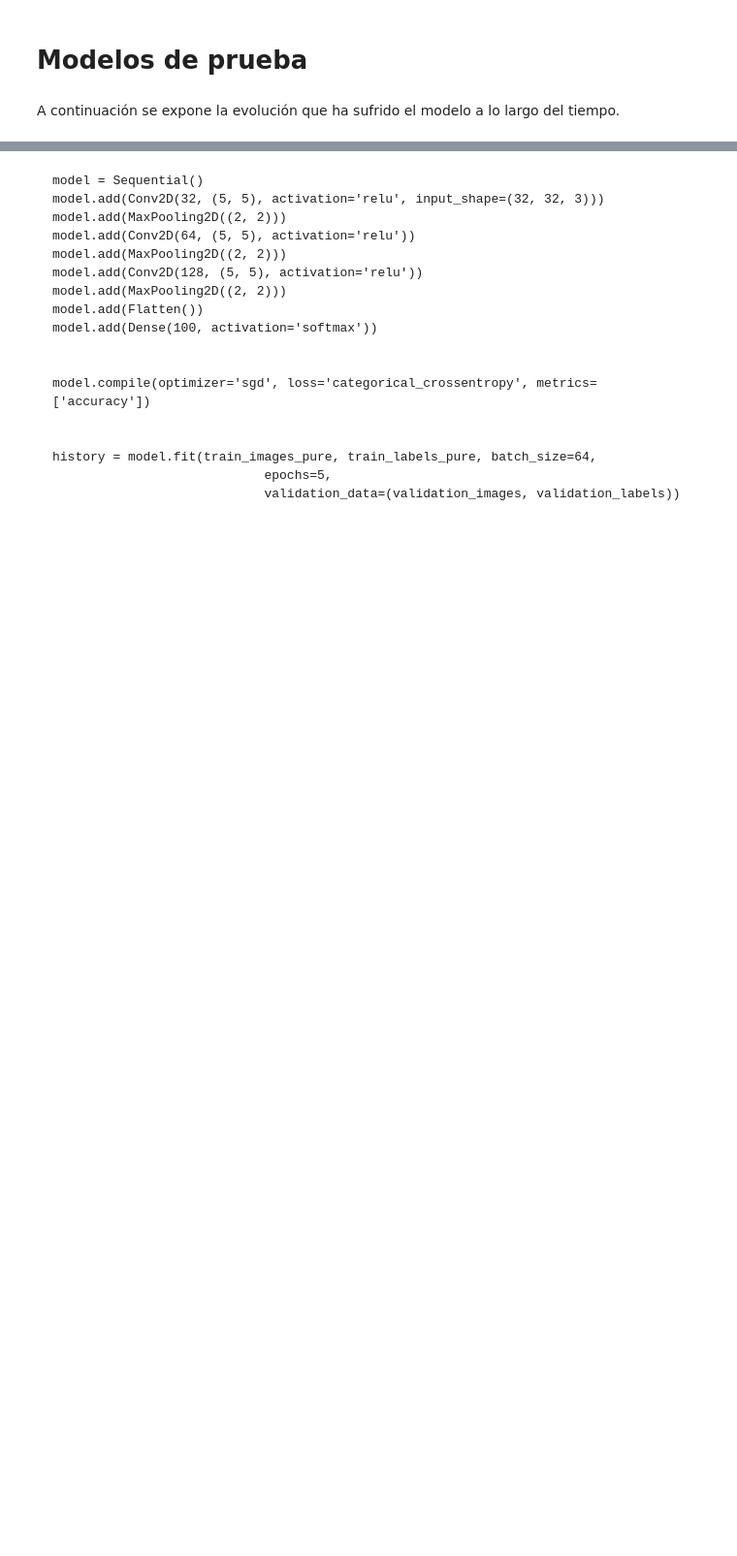
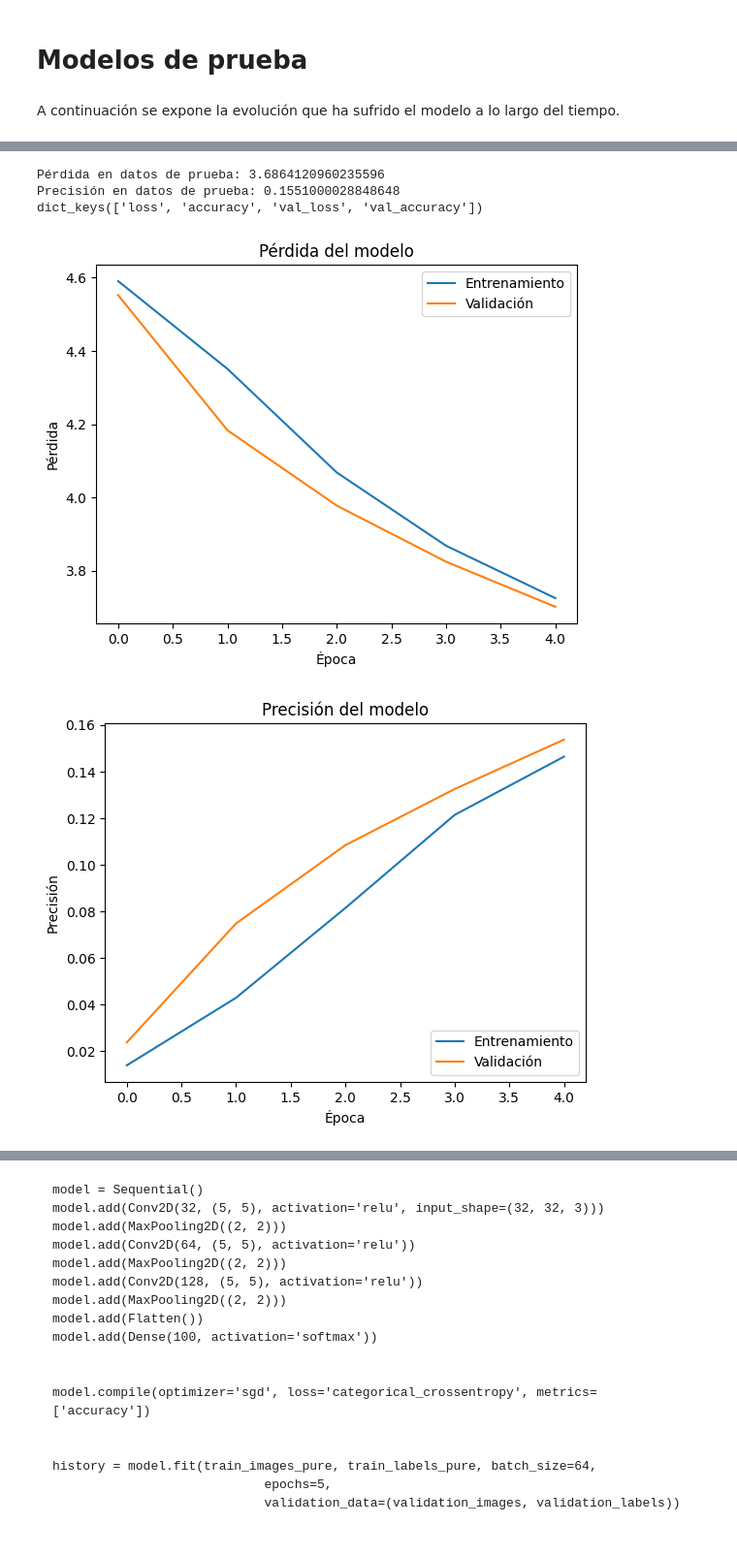
Before and after one commit to Maxindrull2/APRENDIZAJE_AUTOMATICO_23_24, a Jupyter notebook: AA_PRACTICA3_GRUPO_2.ipynb, the cells around one changed output, grey strips where cells are left out. Shown: that part at 97% size. Saved outputs shown, nothing was run; the diff lists cells and outputs as text; code cells hidden in the pictures; blank space fills up the shorter version.

```diff
--- a/AA_PRACTICA3_GRUPO_2.ipynb
+++ b/AA_PRACTICA3_GRUPO_2.ipynb
@@ -883,0 +967,16 @@ history = model.fit(train_images_pure, train_labels_pure, batch_size=64,
+# %%
+model = Sequential()
+model.add(Conv2D(32, (5, 5), activation='relu', input_shape=(32, 32, 3)))
+model.add(MaxPooling2D((2, 2)))
+model.add(Conv2D(64, (5, 5), activation='relu'))
+model.add(MaxPooling2D((2, 2)))
+model.add(Flatten())
+model.add(Dense(100, activation='softmax'))
+
+
+model.compile(optimizer='sgd', loss='categorical_crossentropy', metrics=['accuracy'])
+
+
+history = model.fit(train_images[10000:], train_labels[10000:], batch_size=64,
+                            epochs=5,
+                            validation_data=(train_images[:10000], train_labels[:10000]))
@@ -883,0 +1030,32 @@ history = model.fit(train_images_pure, train_labels_pure, batch_size=64,
+# %%
+# Imprimir las métricas de evaluación (pérdida y precisión, por ejemplo)
+print(f'Pérdida en datos de prueba: {evaluacion[0]}')
+print(f'Precisión en datos de prueba: {evaluacion[1]}')
+
+# También puedes usar el historial del entrenamiento para visualizar las métricas de entrenamiento y validación a lo largo de las épocas
+print(history.history.keys())  # Esto te dará las métricas disponibles en el historial
+
+# Plotear la pérdida y la precisión durante el entrenamiento y la validación
+import matplotlib.pyplot as plt
+
+plt.plot(history.history['loss'])
+plt.plot(history.history['val_loss'])
+plt.title('Pérdida del modelo')
+plt.ylabel('Pérdida')
+plt.xlabel('Época')
+plt.legend(['Entrenamiento', 'Validación'], loc='upper right')
+plt.show()
+
+plt.plot(history.history['accuracy'])
+plt.plot(history.history['val_accuracy'])
+plt.title('Precisión del modelo')
+plt.ylabel('Precisión')
+plt.xlabel('Época')
+plt.legend(['Entrenamiento', 'Validación'], loc='lower right')
+plt.show()
+# %% [output]
+Pérdida en datos de prueba: 3.6864120960235596
+Precisión en datos de prueba: 0.1551000028848648
+dict_keys(['loss', 'accuracy', 'val_loss', 'val_accuracy'])
+[figure, added]
+[figure, added]
```
Also changed, not shown: parts of 33 cells of this notebook.
